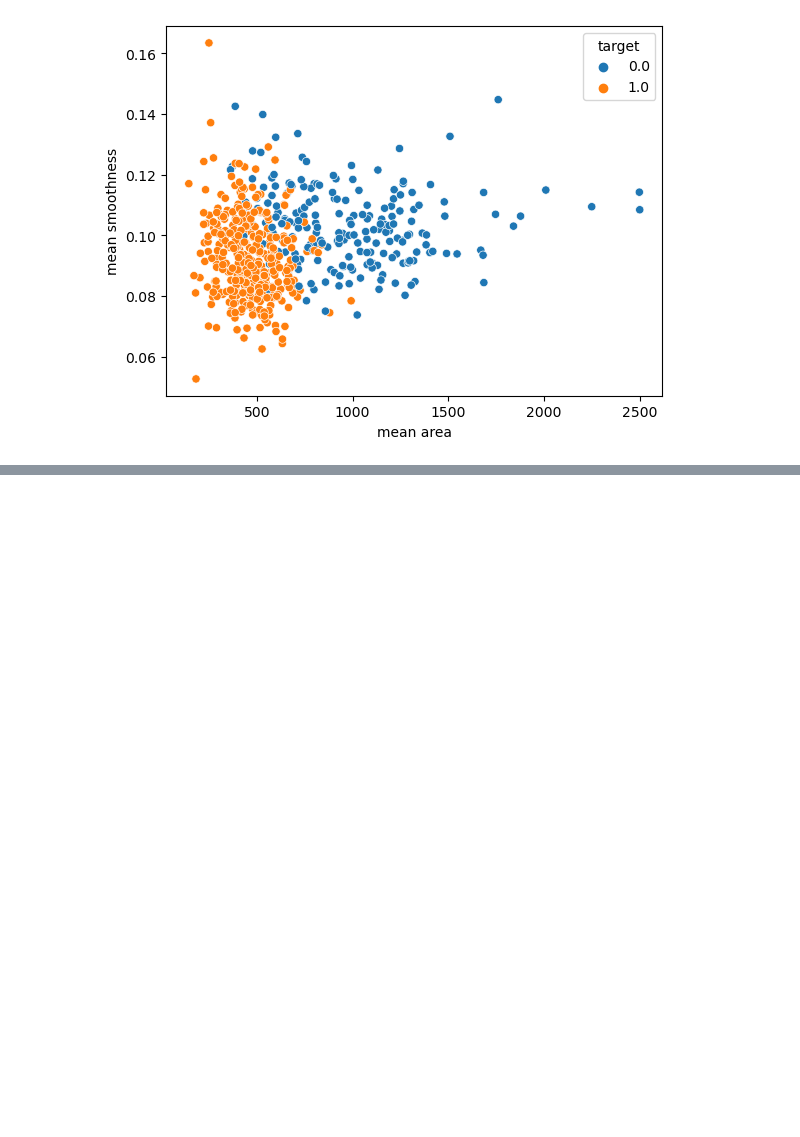
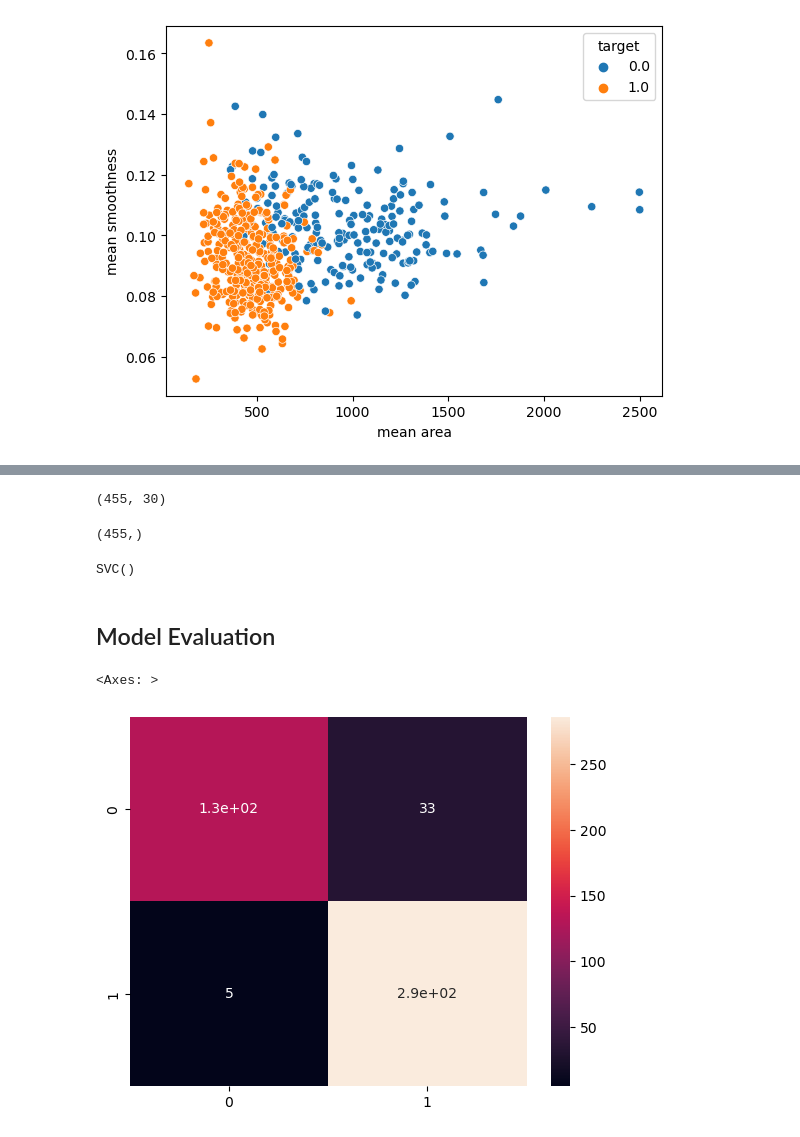
Before and after one commit to AlvaroBishop/SVM_BreastCancerPrediction, a Jupyter notebook: SVM_BreastCancerPrediction.ipynb, the cells around one changed output, grey strips where cells are left out. Saved outputs shown, nothing was run; the diff lists cells and outputs as text; code cells hidden in the pictures; blank space fills up the shorter version.

```diff
--- a/SVM_BreastCancerPrediction.ipynb
+++ b/SVM_BreastCancerPrediction.ipynb
@@ -150,0 +182,3 @@ sns.scatterplot(x = 'mean area', y = 'mean smoothness', hue = 'target', data = d
+# %%
+y = df_cancer['target']
+y
@@ -150,0 +198,28 @@ sns.scatterplot(x = 'mean area', y = 'mean smoothness', hue = 'target', data = d
+# %%
+from sklearn.model_selection import train_test_split
+X_train, X_test, y_train, y_test = train_test_split(X, y, test_size=0.20, random_state=5)
+# %%
+X_train.shape
+# %% [output]
+(455, 30)
+# %%
+y_train.shape
+# %% [output]
+(455,)
+# %%
+from sklearn.svm import SVC
+from sklearn.metrics import classification_report, confusion_matrix
+
+svc_model = SVC()
+svc_model.fit(X_train, y_train)
+# %% [output]
+SVC()
+# %% [markdown]
+## Model Evaluation
+# %%
+y_predict = svc_model.predict(X_train)
+cm = confusion_matrix(y_train, y_predict)
+sns.heatmap(cm, annot=True)
+# %% [output]
+<Axes: >
+[figure, added]
```
Also changed, not shown: parts of 9 cells of this notebook.
